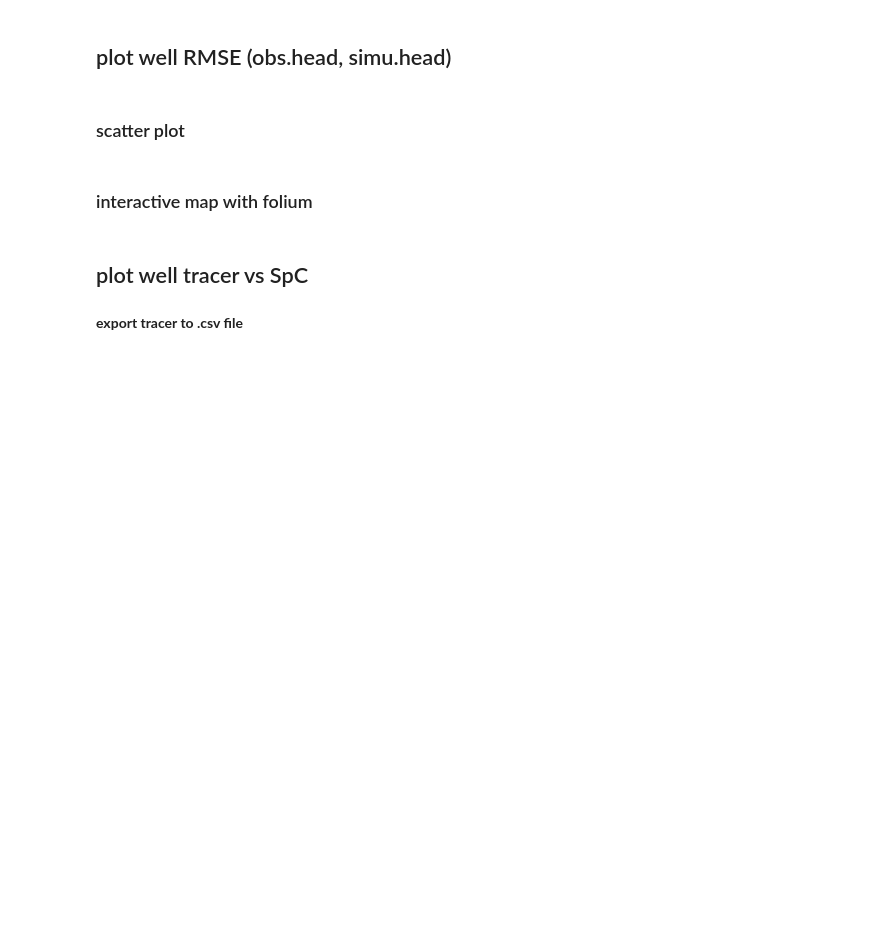
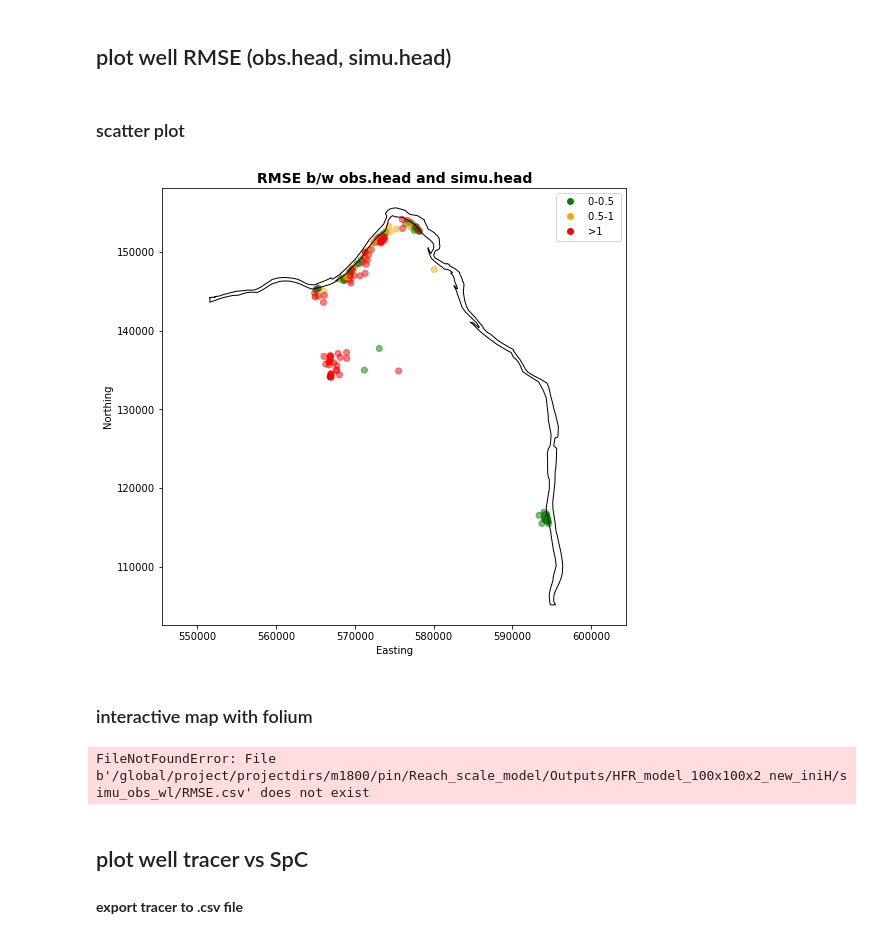
Before and after one commit to pinshuai/HFR-flow, a Jupyter notebook: NERSC-plot_simu_obs_well_data.ipynb, the cells around one changed output. Saved outputs shown, nothing was run; the diff lists cells and outputs as text; code cells hidden in the pictures; blank space fills up the shorter version.

```diff
--- a/NERSC-plot_simu_obs_well_data.ipynb
+++ b/NERSC-plot_simu_obs_well_data.ipynb
@@ -62,7 +63,7 @@ def printname(name):
 ## I/O files and parameters
 # %%
 #=======================input==========================
-case_name = "HFR_model_100x100x2_new_iniH/"
+case_name = "HFR_model_200x200x2_6h_bc/"
 
 model_dir = "/global/cscratch1/sd/pshuai/" + case_name
 
@@ -831,9 +832,9 @@ river_geometry = pd.read_csv(fname_river_geo)
 # %%
 fname = fig_simu_obs_wl + 'RMSE.csv'
 RMSE_df = pd.read_csv(fname)
-RMSE_df_sub = RMSE_df[RMSE_df.RMSE < 10].dropna()
+RMSE_df_sub = RMSE_df[RMSE_df.RMSE < 100].dropna()
 # %%
-# %matplotlib inline
+%matplotlib inline
 def colorcode(value):
     color = []
     for ivalue in value:
@@ -845,37 +846,40 @@ def colorcode(value):
             icolor = 'red'
         color.append(icolor)
     return color
 
 fig, ax1 = plt.subplots(1, 1)
 
 river_geometry.plot(x = 'x', y= 'y', ax=ax1, style='-k', lw=1, legend= False)
 
 plt.scatter(RMSE_df_sub['Easting'].values, RMSE_df_sub['Northing'].values, \
             color= colorcode(RMSE_df_sub.RMSE), marker= 'o', edgecolors = 'face',\
-            s = RMSE_df_sub.RMSE*5, alpha = 0.5)
+#             s = RMSE_df_sub.RMSE*5,
+            alpha = 0.5)
 
-# add label for points
-for i, txt in enumerate(RMSE_df_sub.index):
-    ax1.annotate(txt, (RMSE_df_sub['Easting'].values[i], RMSE_df_sub['Northing'].values[i]))
+# # add label for points
+# for i, txt in enumerate(RMSE_df_sub.index):
+#     ax1.annotate(txt, (RMSE_df_sub['Easting'].values[i], RMSE_df_sub['Northing'].values[i]))
 
 ax1.set_xlim([550000, 600000])
 ax1.set_ylabel('Northing')
 ax1.set_xlabel('Easting')
 ax1.set_title('RMSE b/w obs.head and simu.head', fontweight = 'bold', fontsize = 14)
 ax1.set_aspect("equal", "datalim")
 
 legend_elements = [Line2D([0], [0], marker='o', color='w', label='0-0.5 ',
                           markerfacecolor='g', markersize=8),
                    Line2D([0], [0], marker='o', color='w', label='0.5-1 ',
                           markerfacecolor='orange', markersize=8),
                     Line2D([0], [0], marker='o', color='w', label='>1 ',
                           markerfacecolor='r', markersize=8),
                     ]
 ax1.legend(handles=legend_elements, loc='best')
 
 # ax1.legend(handles=legend_elements, loc='best')
 fig.tight_layout()
 fig.set_size_inches(8, 8)
+# %% [output]
+[figure, added]
 # %%
 fname = fig_simu_obs_wl + 'RMSE.png'
 fig.savefig(fname, dpi=300)
@@ -886,6 +890,8 @@ plt.close(fig)
 fname = fig_simu_obs_wl + 'RMSE.csv'
 RMSE_df = pd.read_csv(fname)
 RMSE_df_sub = RMSE_df[RMSE_df.RMSE < 10].dropna()
+# %% [output]
+FileNotFoundError: File b'/global/project/projectdirs/m1800/pin/Reach_scale_model/Outputs/HFR_model_100x100x2_new_iniH/simu_obs_wl/RMSE.csv' does not exist
 # %%
 HFR_map = folium.Map(location=[46.6, -119.5], tiles= 'Stamen Terrain', zoom_start= 10)
 
```
Also changed, not shown: parts of 1 cell of this notebook, 5 other files.
